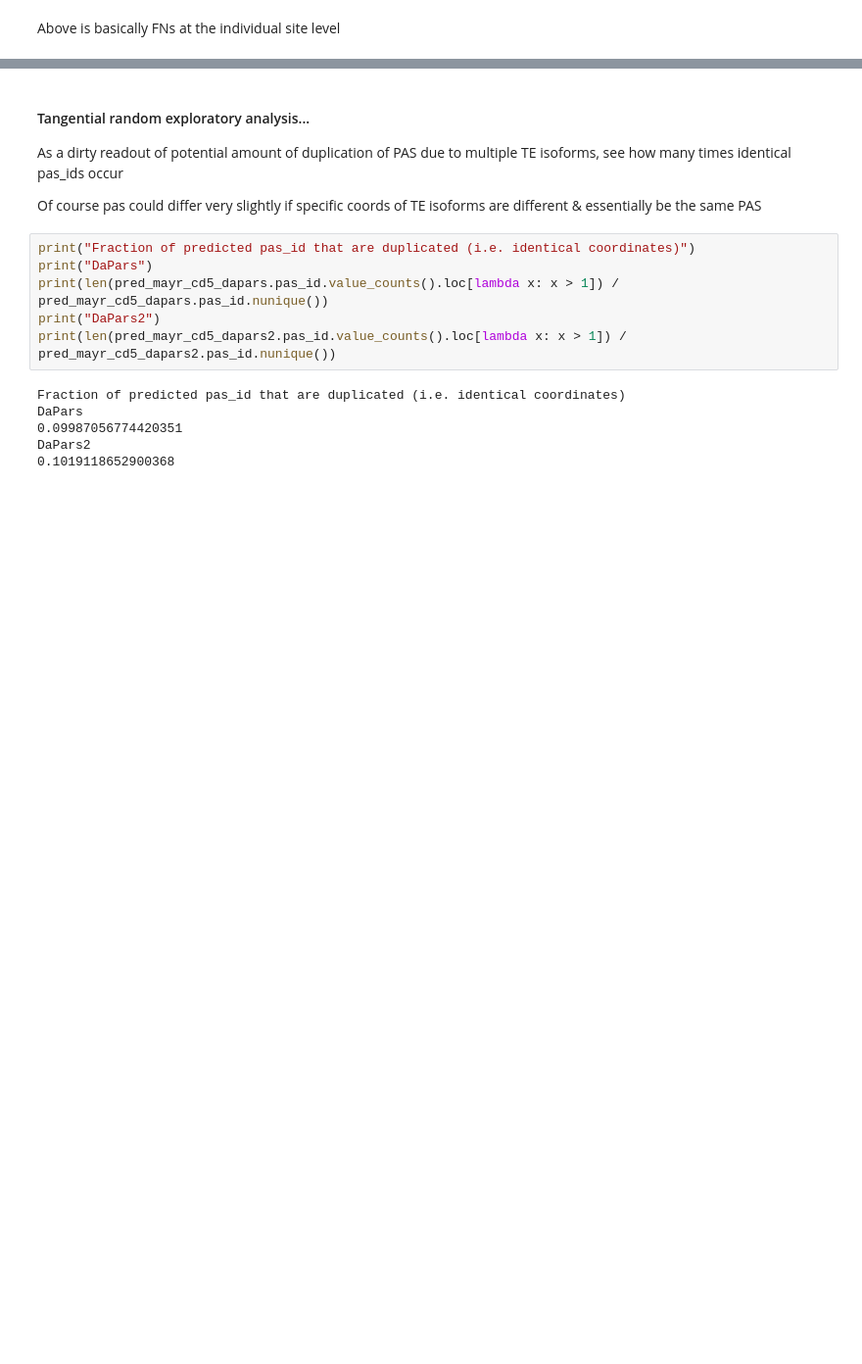
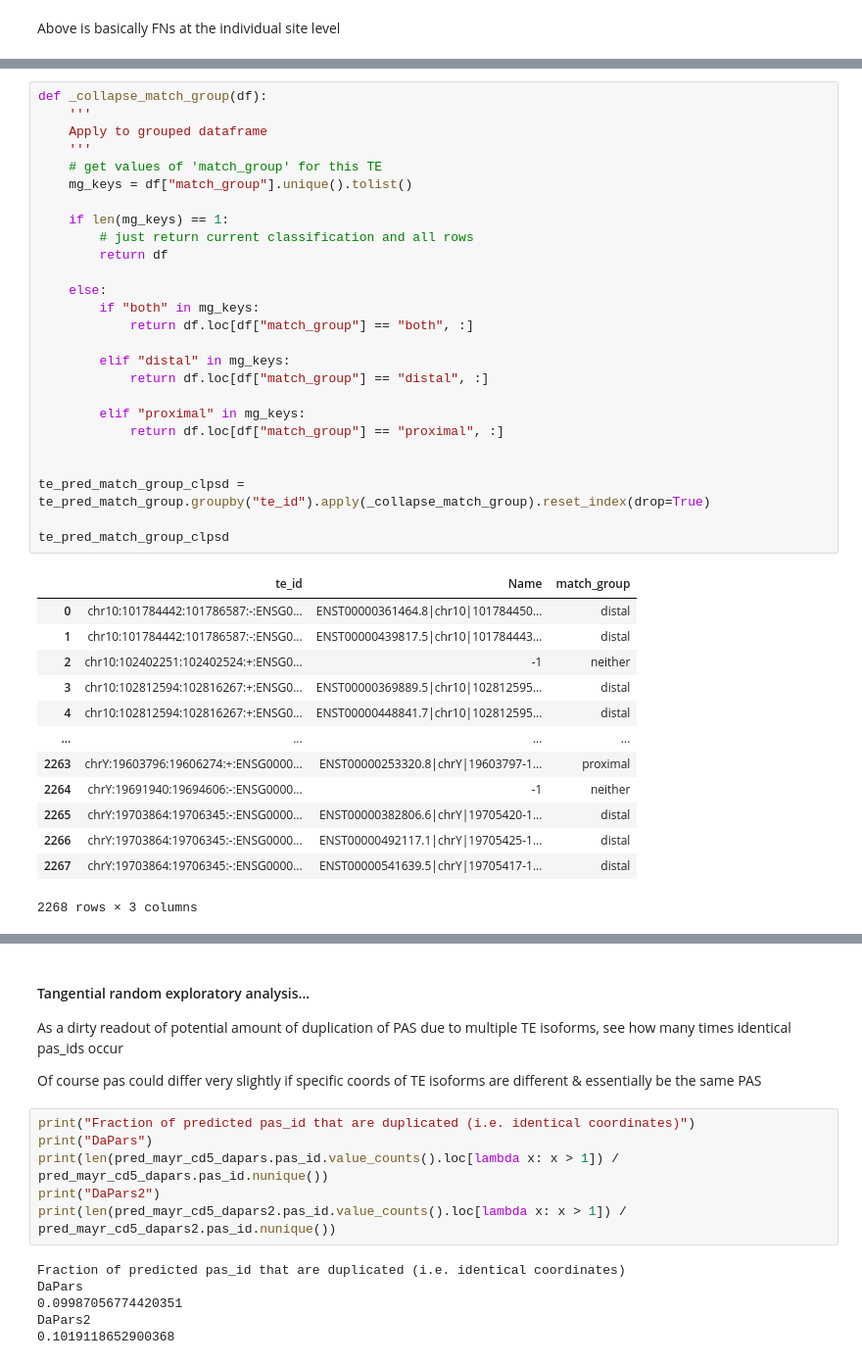
Before and after one commit to iRNA-COSI/APAeval, a Jupyter notebook: summary_workflows/relative_quantification/poc/relative_quant_poc.ipynb, the cells around one changed output, grey strips where cells are left out. Shown at 98% size. Saved outputs shown, nothing was run; the diff lists cells and outputs as text; blank space fills up the shorter version.

```diff
--- a/summary_workflows/relative_quantification/poc/relative_quant_poc.ipynb
+++ b/summary_workflows/relative_quantification/poc/relative_quant_poc.ipynb
@@ -1225,0 +1329,40 @@ pas_match_groups
+# %%
+def _collapse_match_group(df):
+    '''
+    Apply to grouped dataframe
+    '''
+    # get values of 'match_group' for this TE
+    mg_keys = df["match_group"].unique().tolist()
+
+    if len(mg_keys) == 1:
+        # just return current classification and all rows
+        return df
+
+    else:
+        if "both" in mg_keys:
+            return df.loc[df["match_group"] == "both", :]
+
+        elif "distal" in mg_keys:
+            return df.loc[df["match_group"] == "distal", :]
+
+        elif "proximal" in mg_keys:
+            return df.loc[df["match_group"] == "proximal", :]
+
+
+te_pred_match_group_clpsd = te_pred_match_group.groupby("te_id").apply(_collapse_match_group).reset_index(drop=True)
+
+te_pred_match_group_clpsd
+# %% [output]
+|  | te_id | Name | match_group |
+| 0 | chr10:101784442:101786587:-:ENSG0... | ENST00000361464.8|chr10|101784450... | distal |
+| 1 | chr10:101784442:101786587:-:ENSG0... | ENST00000439817.5|chr10|101784443... | distal |
+| 2 | chr10:102402251:102402524:+:ENSG0... | -1 | neither |
+| 3 | chr10:102812594:102816267:+:ENSG0... | ENST00000369889.5|chr10|102812595... | distal |
+| 4 | chr10:102812594:102816267:+:ENSG0... | ENST00000448841.7|chr10|102812595... | distal |
+| ... | ... | ... | ... |
+| 2263 | chrY:19603796:19606274:+:ENSG0000... | ENST00000253320.8|chrY|19603797-1... | proximal |
+| 2264 | chrY:19691940:19694606:-:ENSG0000... | -1 | neither |
+| 2265 | chrY:19703864:19706345:-:ENSG0000... | ENST00000382806.6|chrY|19705420-1... | distal |
+| 2266 | chrY:19703864:19706345:-:ENSG0000... | ENST00000492117.1|chrY|19705425-1... | distal |
+| 2267 | chrY:19703864:19706345:-:ENSG0000... | ENST00000541639.5|chrY|19705417-1... | distal |
+2268 rows × 3 columns
```
Also changed, not shown: parts of 13 cells of this notebook.
